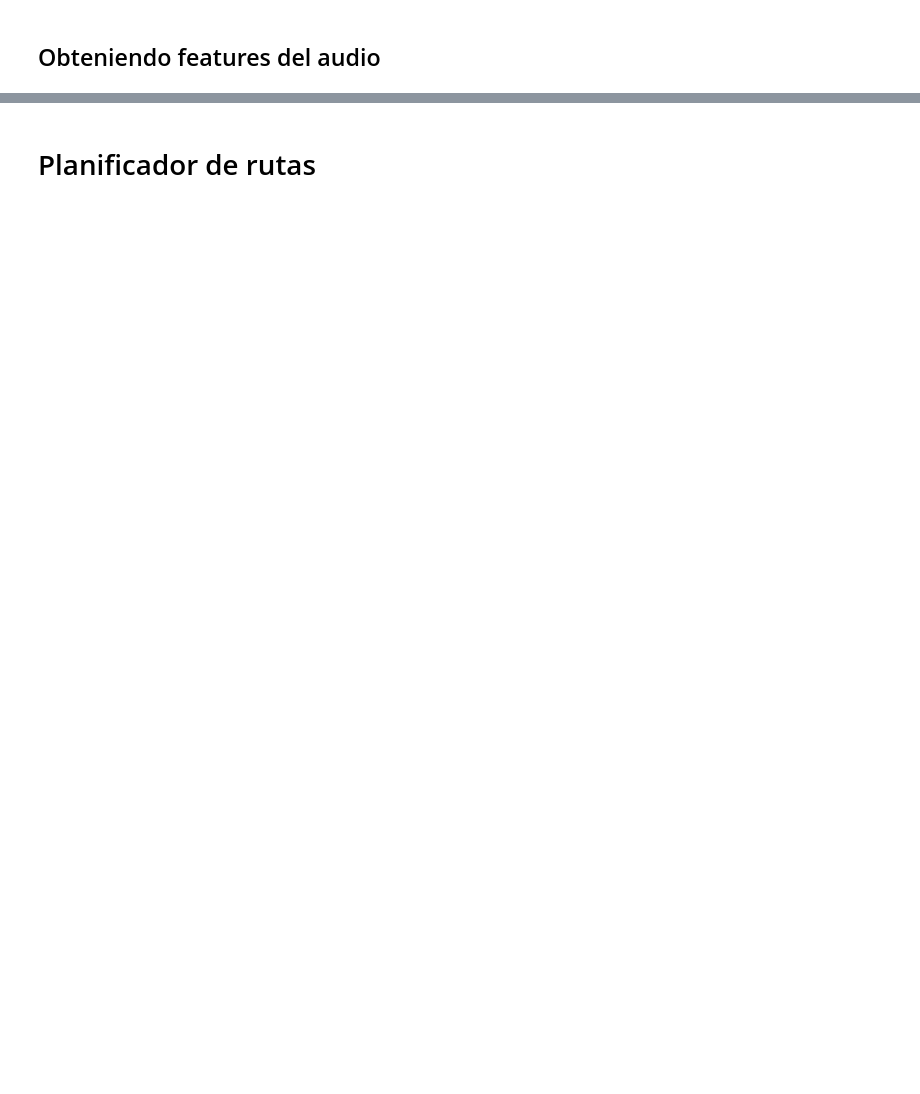
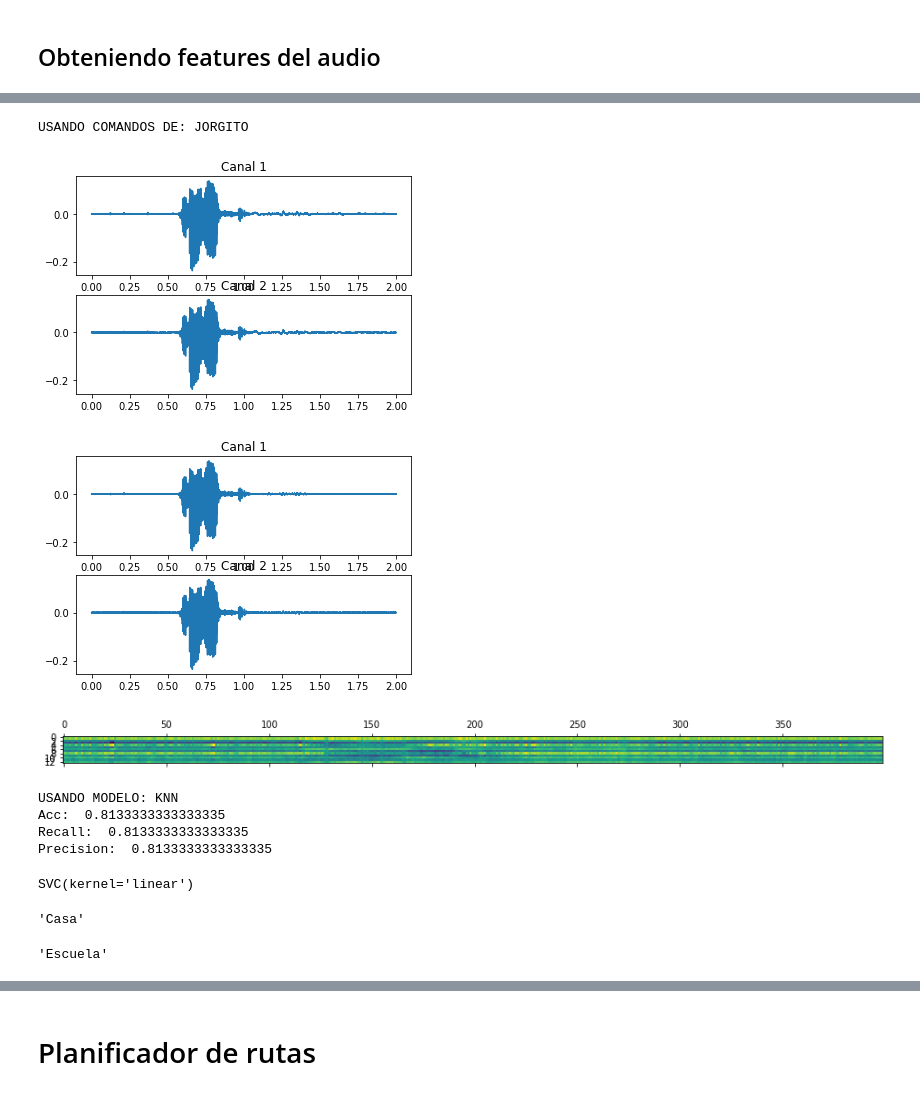
Before and after one commit to Los-Furros/proyecto_final, a Jupyter notebook: rutas_por_voz.ipynb, the cells around one changed output, grey strips where cells are left out. Cells and saved outputs as stored; diff of their text form; code cells hidden in the pictures; blank space fills up the shorter version.

```diff
--- a/rutas_por_voz.ipynb
+++ b/rutas_por_voz.ipynb
@@ -166,3 +176,27 @@ print()
+# %%
+print(f"USANDO COMANDOS DE: JORGITO")
+file_name = "JORGE.obj"
+x2, y2 = process_voice_commands(file_name)
+model_string2 = "KNN"
+model2 = modelos[model_string2]()
+print(f"USANDO MODELO: {model_string2}")
+clas_results = cross_validate(model2, x2, y2, cv = 5, scoring = ('accuracy', 'recall_micro', 'precision_micro'))
+print('Acc: ', clas_results['test_accuracy'].sum()/5)
+print('Recall: ', clas_results['test_recall_micro'].sum()/5)
+print('Precision: ', clas_results['test_precision_micro'].sum()/5)
+print()
+print()
+# %% [output]
+USANDO COMANDOS DE: JORGITO
+[figure, added]
+[figure, added]
+[figure, added]
+USANDO MODELO: KNN
+Acc:  0.8133333333333335
+Recall:  0.8133333333333335
+Precision:  0.8133333333333335
 # %%
-svc = model()
-svc.fit(x,y)
+svc2 = modelos[model_string]()
+svc2.fit(x,y)
+# %% [output]
+SVC(kernel='linear')
@@ -168,0 +230,27 @@ svc.fit(x,y)
+# %%
+current_features = []
+mfcc_feat = mfcc(r_recording2, fs, nfft = 2048)
+current_features.append(mfcc_feat.flatten())
+x_test2 = np.array(current_features)
+
+labels[svc2.predict(x_test2)[0]]
+# %% [output]
+'Casa'
+# %%
+fs=44100
+training_time = 2
+
+r_recording2 = sd.rec(training_time * fs, samplerate=fs,
+channels=2,dtype='float64')
+sd.wait()
+
+time.sleep(1)
+
+current_features = []
+mfcc_feat = mfcc(r_recording2, fs, nfft = 2048)
+current_features.append(mfcc_feat.flatten())
+x_test2 = np.array(current_features)
+
+labels[svc2.predict(x_test2)[0]]
+# %% [output]
+'Escuela'
```
Also changed, not shown: parts of 14 cells of this notebook.
